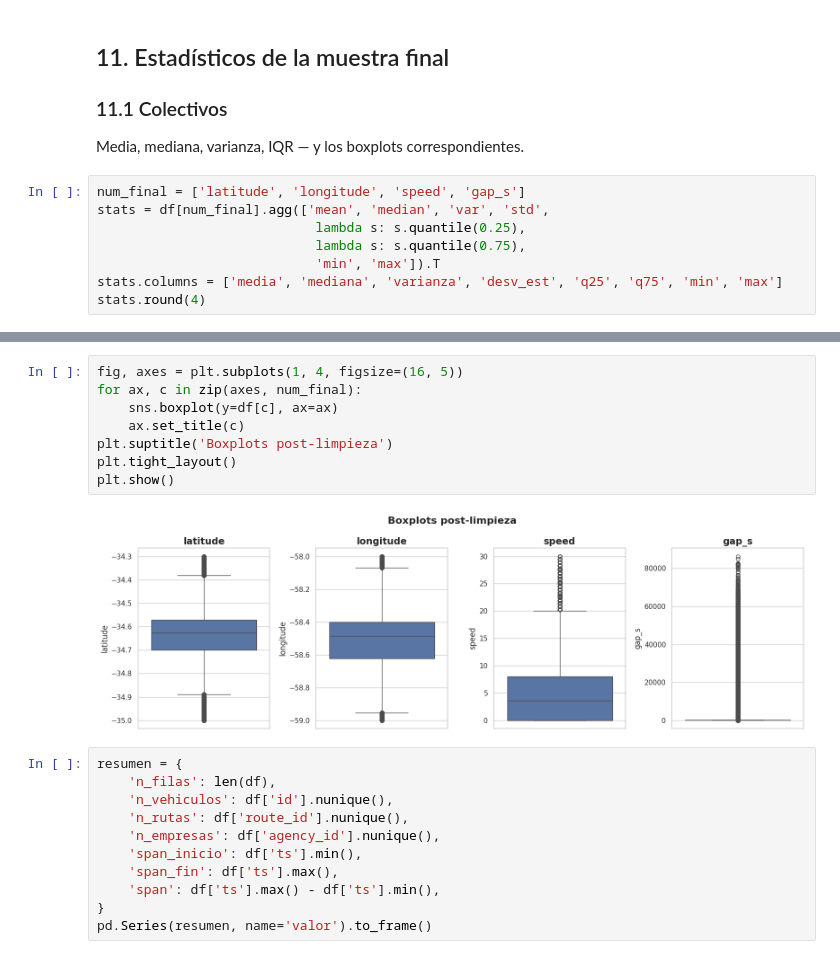
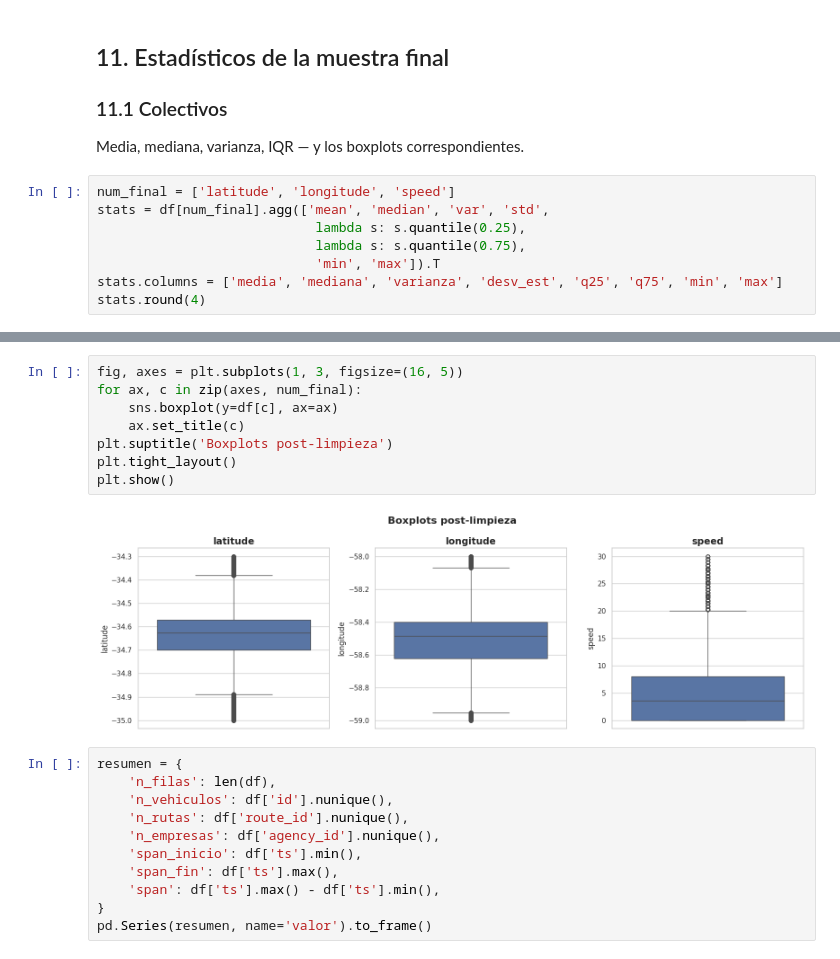
Before and after one commit to fhiba/transportia, a Jupyter notebook: EDA/eda_colectivos.ipynb, the cells around one changed output, grey strips where cells are left out. Cells and saved outputs as stored; diff of their text form.

```diff
--- a/EDA/eda_colectivos.ipynb
+++ b/EDA/eda_colectivos.ipynb
@@ -788,7 +867,7 @@ df_sem.dtypes
 
 Media, mediana, varianza, IQR — y los boxplots correspondientes.
 # %%
-num_final = ['latitude', 'longitude', 'speed', 'gap_s']
+num_final = ['latitude', 'longitude', 'speed']
 stats = df[num_final].agg(['mean', 'median', 'var', 'std',
                             lambda s: s.quantile(0.25),
                             lambda s: s.quantile(0.75),
@@ -804,13 +882,13 @@ stats.round(4)
 # %%
-fig, axes = plt.subplots(1, 4, figsize=(16, 5))
+fig, axes = plt.subplots(1, 3, figsize=(16, 5))
 for ax, c in zip(axes, num_final):
     sns.boxplot(y=df[c], ax=ax)
     ax.set_title(c)
 plt.suptitle('Boxplots post-limpieza')
 plt.tight_layout()
 plt.show()
 # %% [output]
-[figure, old version]
+[figure, new version]
 # %%
 resumen = {
     'n_filas': len(df),
```
Also changed, not shown: parts of 27 cells of this notebook, 1 other file.
